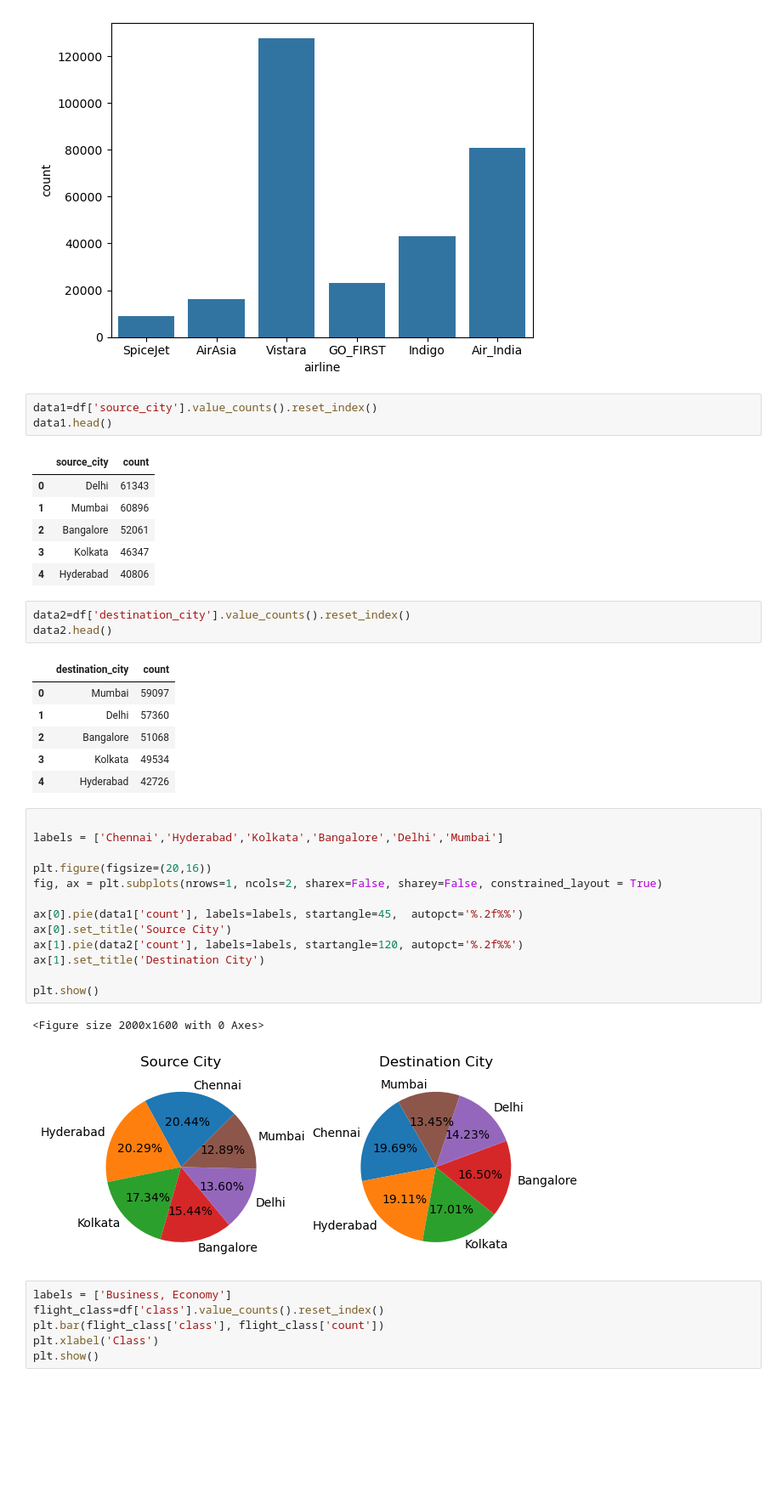
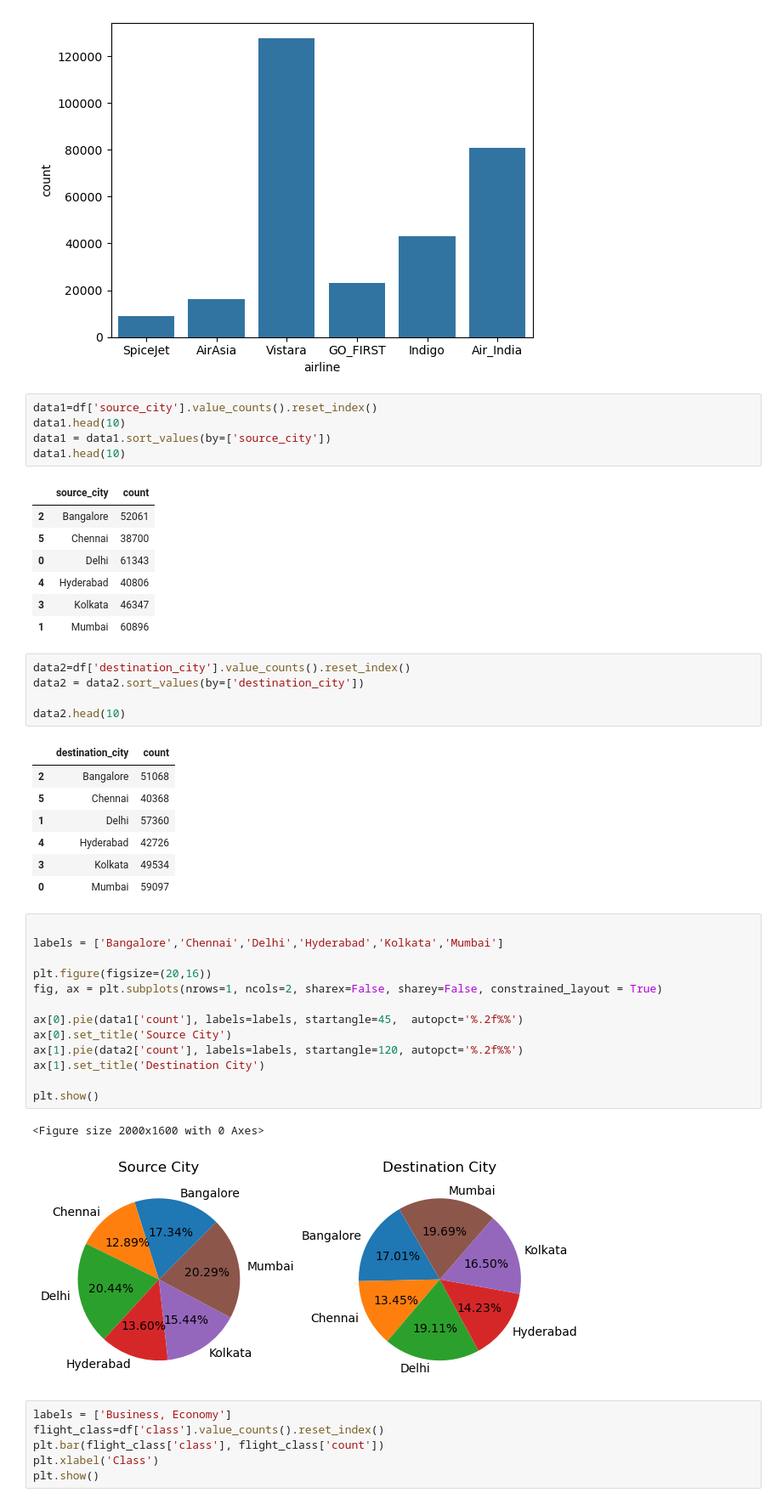
Before and after one commit to alfredwisana/DPV, a Jupyter notebook: Final Project/final.ipynb, the cells around one changed output. Shown at 85% size. Cells and saved outputs as stored; diff of their text form; blank space fills up the shorter version.

```diff
--- a/Final Project/final.ipynb
+++ b/Final Project/final.ipynb
@@ -156,40 +164,46 @@ plt.show()
 [figure]
 # %%
 data1=df['source_city'].value_counts().reset_index()
-data1.head()
+data1.head(10)
+data1 = data1.sort_values(by=['source_city'])
+data1.head(10)
 # %% [output]
 |  | source_city | count |
+| 2 | Bangalore | 52061 |
+| 5 | Chennai | 38700 |
 | 0 | Delhi | 61343 |
+| 4 | Hyderabad | 40806 |
+| 3 | Kolkata | 46347 |
 | 1 | Mumbai | 60896 |
-| 2 | Bangalore | 52061 |
-| 3 | Kolkata | 46347 |
-| 4 | Hyderabad | 40806 |
 # %%
 data2=df['destination_city'].value_counts().reset_index()
-data2.head()
+data2 = data2.sort_values(by=['destination_city'])
+
+data2.head(10)
 # %% [output]
 |  | destination_city | count |
+| 2 | Bangalore | 51068 |
+| 5 | Chennai | 40368 |
+| 1 | Delhi | 57360 |
+| 4 | Hyderabad | 42726 |
+| 3 | Kolkata | 49534 |
 | 0 | Mumbai | 59097 |
-| 1 | Delhi | 57360 |
-| 2 | Bangalore | 51068 |
-| 3 | Kolkata | 49534 |
-| 4 | Hyderabad | 42726 |
 # %%
 
-labels = ['Chennai','Hyderabad','Kolkata','Bangalore','Delhi','Mumbai']
+labels = ['Bangalore','Chennai','Delhi','Hyderabad','Kolkata','Mumbai']
 
 plt.figure(figsize=(20,16))
 fig, ax = plt.subplots(nrows=1, ncols=2, sharex=False, sharey=False, constrained_layout = True)
 
 ax[0].pie(data1['count'], labels=labels, startangle=45,  autopct='%.2f%%')
 ax[0].set_title('Source City')
 ax[1].pie(data2['count'], labels=labels, startangle=120, autopct='%.2f%%')
 ax[1].set_title('Destination City')
 
 plt.show()
 # %% [output]
 <Figure size 2000x1600 with 0 Axes>
-[figure, old version]
+[figure, new version]
 # %%
 labels = ['Business, Economy']
 flight_class=df['class'].value_counts().reset_index()
```
Also changed, not shown: parts of 13 cells of this notebook, 3 other files.
